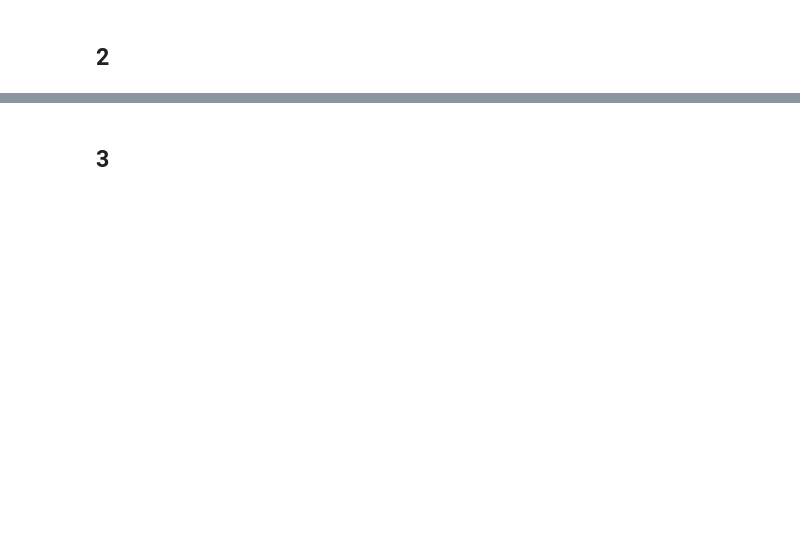
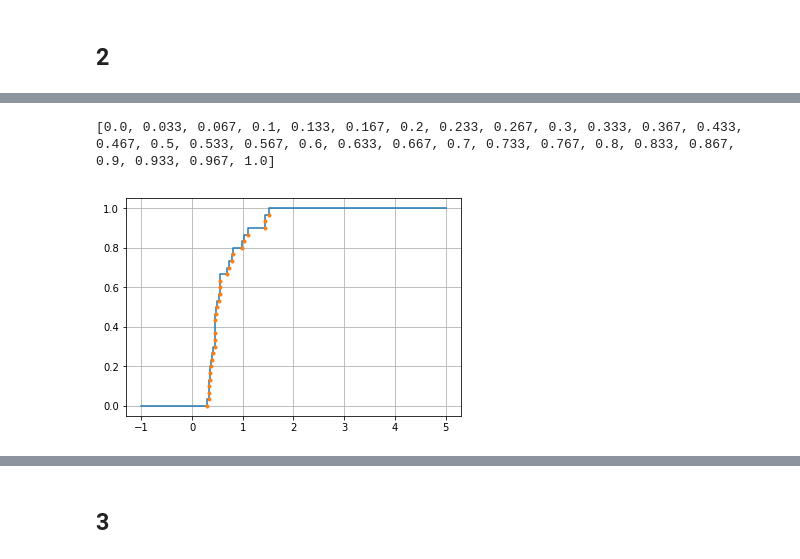
Before and after one commit to japanese-goblinn/labs, a Jupyter notebook: term4/TViMS/lab3.ipynb, the cells around one changed output, grey strips where cells are left out. Drawn from its saved outputs; the diff is of its cells as text; code cells hidden in the pictures; blank space fills up the shorter version.

```diff
--- a/term4/TViMS/lab3.ipynb
+++ b/term4/TViMS/lab3.ipynb
@@ -25,0 +132,4 @@ print(x_list)
+# %%
+alpha = 0.01
+k = m - 1
+k
@@ -34,0 +163,25 @@ print(x_list)
+# %%
+counts = dict(Counter(x_list))
+freq = [round(i / n, 3) for i in counts.values()]
+ys = [0]
+for k, i in enumerate(counts.values()):
+    ys.append(ys[k] + i)
+star_f = [round(i / n, 3) for i in ys]
+print(star_f)
+# %% [output]
+[0.0, 0.033, 0.067, 0.1, 0.133, 0.167, 0.2, 0.233, 0.267, 0.3, 0.333, 0.367, 0.433, 0.467, 0.5, 0.533, 0.567, 0.6, 0.633, 0.667, 0.7, 0.733, 0.767, 0.8, 0.833, 0.867, 0.9, 0.933, 0.967, 1.0]
+# %%
+x_listt = sorted(list(set(x_list[:])))
+x_listt.insert(0, -float('inf'))
+x_listt.append(float('inf'))
+x_plot = x_listt[1:-1]
+y_plot = star_f[:]
+x_plot.insert(0, A)
+x_plot.append(B)
+y_plot.insert(0, 0)
+plt.step(x_plot, y_plot)
+plt.plot(x_plot[1:-1], y_plot[1:-1], '.')
+plt.grid(True)
+plt.show()
+# %% [output]
+[figure, added]
```
Also changed, not shown: parts of 31 cells of this notebook, 3 other files.
